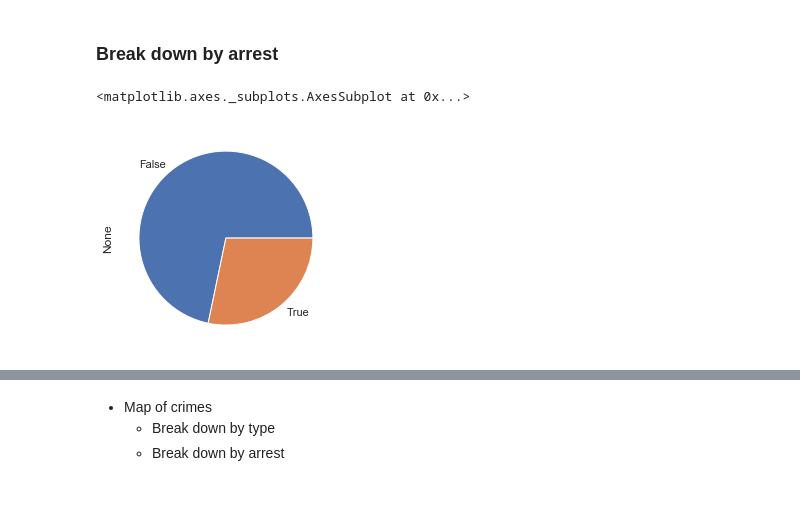
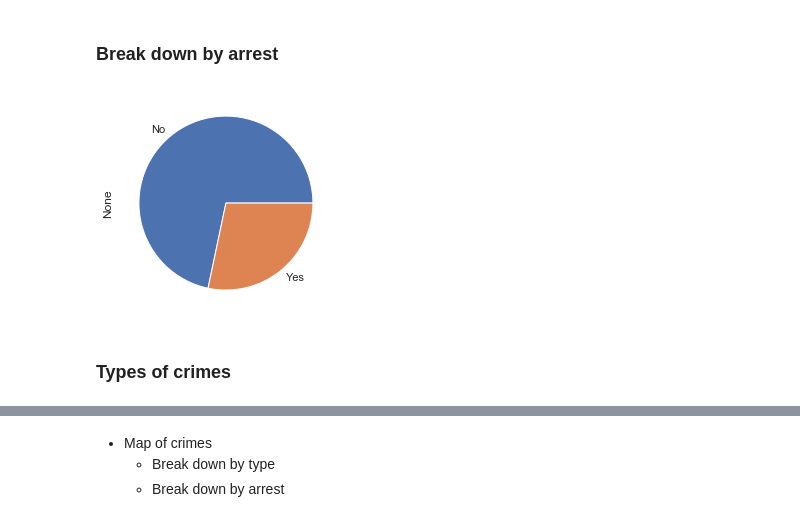
Before and after one commit to vbernardes/chicago-crime-dataviz, a Jupyter notebook: EDA.ipynb, the cells around one changed output, grey strips where cells are left out. Saved outputs shown, nothing was run; the diff lists cells and outputs as text; code cells hidden in the pictures.

```diff
--- a/EDA.ipynb
+++ b/EDA.ipynb
@@ -286,8 +286,8 @@ Index(['ID', 'Case Number', 'Block', 'IUCR', 'Primary Type', 'Description',
 # %% [markdown]
 ### Break down by arrest
 # %%
-crimes_df.groupby('Arrest').size().plot.pie()
-plt.
+crimes_df.groupby('Arrest').size().plot.pie(labels=['No', 'Yes']);
 # %% [output]
-<matplotlib.axes._subplots.AxesSubplot at 0x...>
-[figure, old version]
+[figure, new version]
+# %% [markdown]
+### Types of crimes
```
Also changed, not shown: parts of 22 cells of this notebook.
